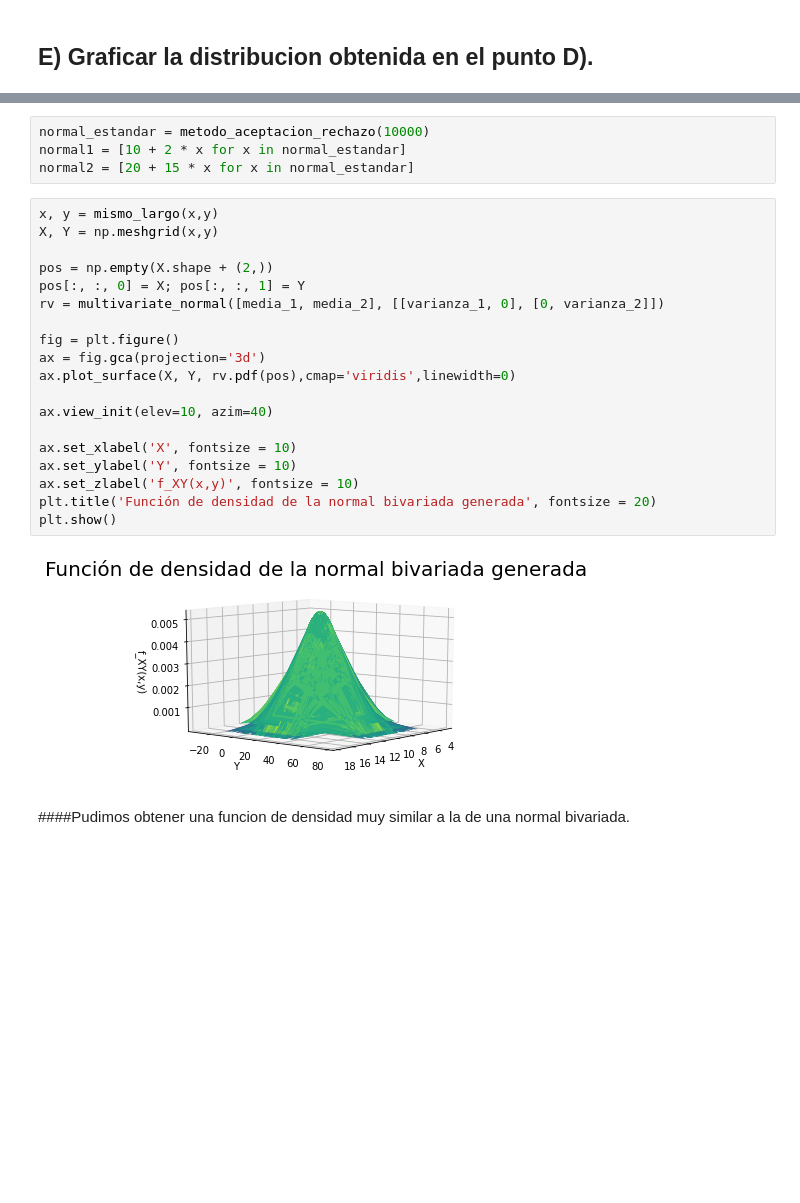
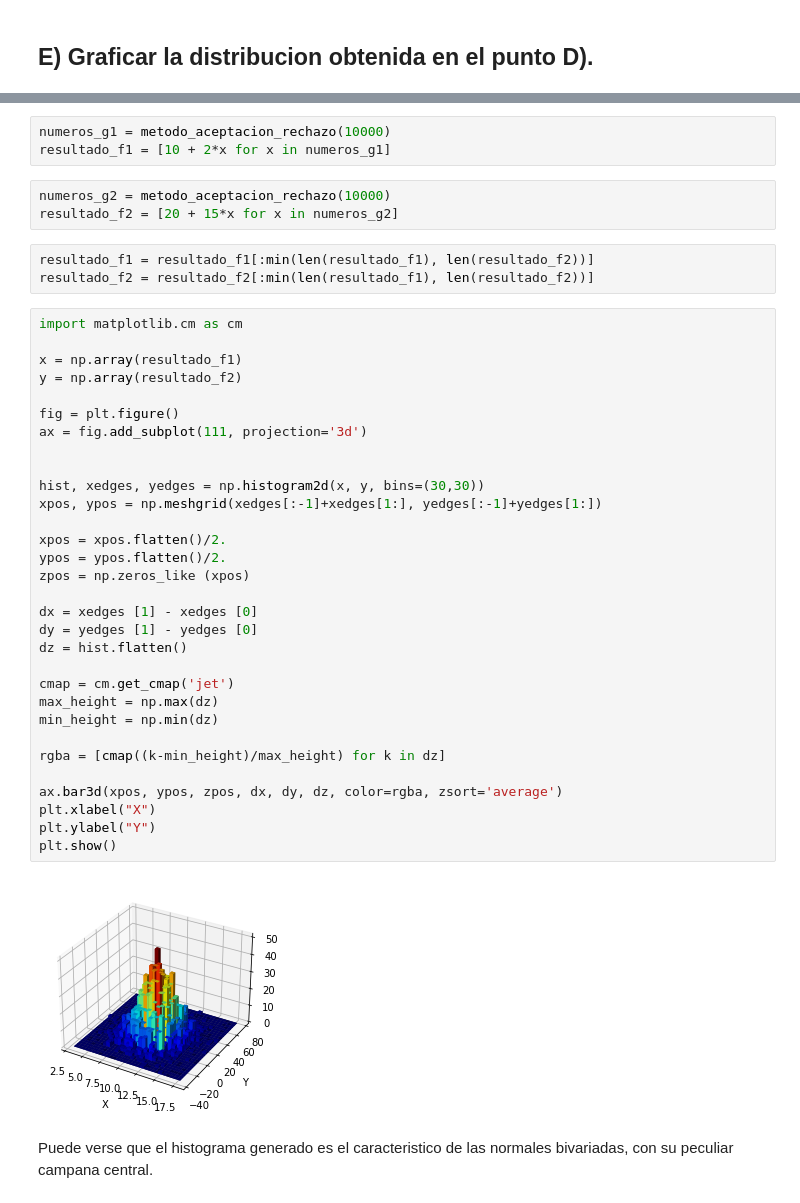
Before and after one commit to MarcosRolando/TpSimulacion, a Jupyter notebook: Ej6.ipynb, the cells around one changed output, grey strips where cells are left out. Saved outputs shown, nothing was run; the diff lists cells and outputs as text; blank space fills up the shorter version.

```diff
--- a/Ej6.ipynb
+++ b/Ej6.ipynb
@@ -178,27 +185,44 @@ varianza_2 = 15**2
 # %%
-normal_estandar = metodo_aceptacion_rechazo(10000)
-normal1 = [10 + 2 * x for x in normal_estandar]
-normal2 = [20 + 15 * x for x in normal_estandar]
+numeros_g1 = metodo_aceptacion_rechazo(10000)
+resultado_f1 = [10 + 2*x for x in numeros_g1]
-# %%
-x, y = mismo_largo(x,y)
-X, Y = np.meshgrid(x,y)
-
-pos = np.empty(X.shape + (2,))
-pos[:, :, 0] = X; pos[:, :, 1] = Y
-rv = multivariate_normal([media_1, media_2], [[varianza_1, 0], [0, varianza_2]])
-
-fig = plt.figure()
-ax = fig.gca(projection='3d')
-ax.plot_surface(X, Y, rv.pdf(pos),cmap='viridis',linewidth=0)
-
-ax.view_init(elev=10, azim=40)
-
-ax.set_xlabel('X', fontsize = 10)
-ax.set_ylabel('Y', fontsize = 10)
-ax.set_zlabel('f_XY(x,y)', fontsize = 10)
-plt.title('Función de densidad de la normal bivariada generada', fontsize = 20)
-plt.show()
-# %% [output]
-[figure, removed]
-# %% [markdown]
-####Pudimos obtener una funcion de densidad muy similar a la de una normal bivariada.
+# %%
+numeros_g2 = metodo_aceptacion_rechazo(10000)
+resultado_f2 = [20 + 15*x for x in numeros_g2]
+# %%
+resultado_f1 = resultado_f1[:min(len(resultado_f1), len(resultado_f2))]
+resultado_f2 = resultado_f2[:min(len(resultado_f1), len(resultado_f2))]
+# %%
+import matplotlib.cm as cm
+
+x = np.array(resultado_f1)
+y = np.array(resultado_f2)
+
+fig = plt.figure()
+ax = fig.add_subplot(111, projection='3d')
+
+
+hist, xedges, yedges = np.histogram2d(x, y, bins=(30,30))
+xpos, ypos = np.meshgrid(xedges[:-1]+xedges[1:], yedges[:-1]+yedges[1:])
+
+xpos = xpos.flatten()/2.
+ypos = ypos.flatten()/2.
+zpos = np.zeros_like (xpos)
+
+dx = xedges [1] - xedges [0]
+dy = yedges [1] - yedges [0]
+dz = hist.flatten()
+
+cmap = cm.get_cmap('jet')
+max_height = np.max(dz)
+min_height = np.min(dz)
+
+rgba = [cmap((k-min_height)/max_height) for k in dz]
+
+ax.bar3d(xpos, ypos, zpos, dx, dy, dz, color=rgba, zsort='average')
+plt.xlabel("X")
+plt.ylabel("Y")
+plt.show()
+# %% [output]
+[figure, added]
+# %% [markdown]
+Puede verse que el histograma generado es el caracteristico de las normales bivariadas, con su peculiar campana central.
```
Also changed, not shown: parts of 16 cells of this notebook.
